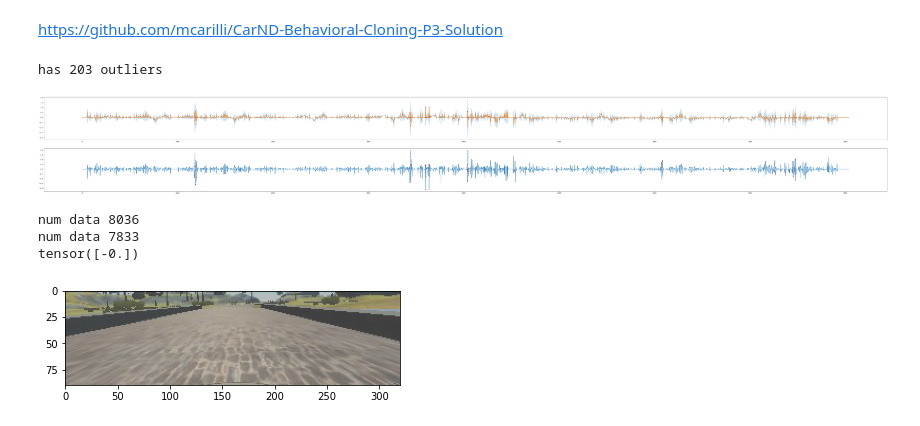
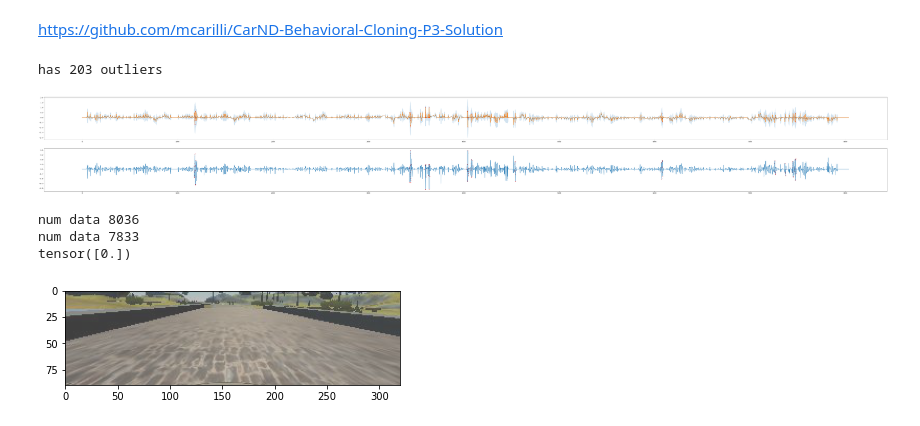
Before and after one commit to ktm98/paper, a Jupyter notebook: github_model2.ipynb, the cells around one changed output. Drawn from its saved outputs; the diff is of its cells as text; code cells hidden in the pictures.

```diff
--- a/github_model2.ipynb
+++ b/github_model2.ipynb
@@ -5,7 +7,7 @@ os.chdir("D:\AsaiProgram\current")
 # %%
 # config
 cfg = {
-    "epochs": 100,
+    "epochs": 25,
     "steps_per_epoch": 100000,
     "batch_size": 128,
 
@@ -14,7 +16,7 @@ cfg = {
     "crop_lower": 50,
     "crop_upper": 90,
 
-    "steering_adjustment": 0.065
+    "steering_adjustment": 0.070
 
 }
 # %% [markdown]
@@ -129,36 +152,36 @@ class MyTransform(object):
 
     def __call__(self, image, steering):
         # plt.imshow(image)
         # plt.show()
         image = transforms.functional.crop(image, cfg["crop_lower"], 0, cfg["crop_upper"], image.width)
         # plt.imshow(image)
         # plt.show()
         if self.train:
             rand = np.random.uniform()
             if rand < 0.5:
                 image = transforms.functional.hflip(image)
                 steering = -1*steering
-            steering = steering + np.random.randn()*steering*0.1
+            steering = steering + np.random.randn()*steering*0.2
         # image = self.resize(image)
         image = self.to_tensor(image)
         image = self.normalize(image)
         return image, steering
 
 transform = MyTransform(True)
 data = remove_outliers(pd.read_csv("./data/driving_log.csv"))
 # data, _ = load_data("./data/driving_log.csv")
 dataset = MyDataset(data, transform)
 dataloader = DataLoader(dataset, batch_size=2, shuffle=False)
 sample_data = next(iter(dataloader))
 plt.imshow((sample_data["image"][0]*0.5+0.5).numpy().transpose(1,2,0))
 print(sample_data["steering"][0])
 # %% [output]
 has 203 outliers
 [figure]
 num data 8036
 num data 7833
-tensor([-0.])
+tensor([0.])
-[figure, old version]
+[figure, new version]
 # %%
 import torch
 import torch.nn as nn
```
Also changed, not shown: parts of 8 cells of this notebook.
